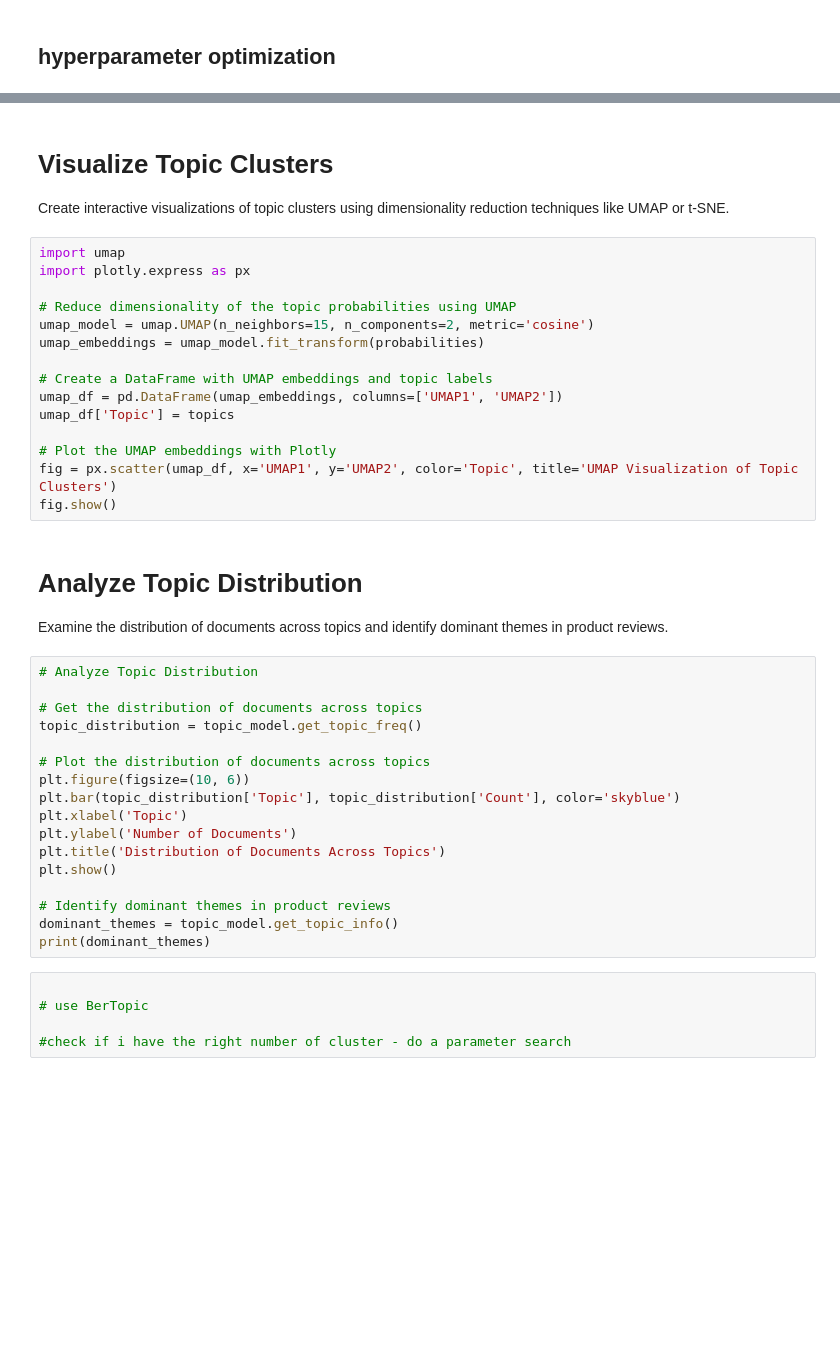
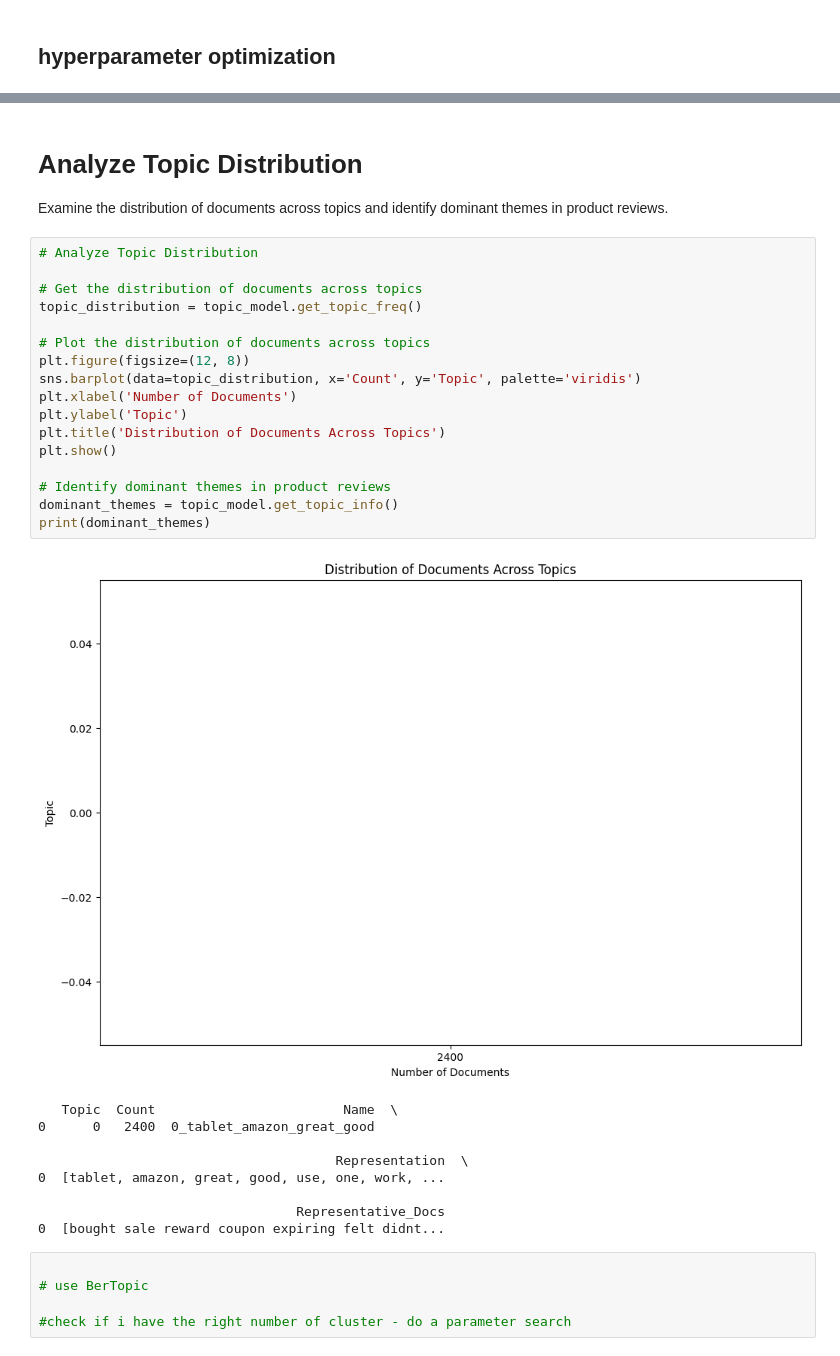
Before and after one commit to solvedbrunus/Project-3---IronHack, a Jupyter notebook: newstart.ipynb, the cells around one changed output, grey strips where cells are left out. Drawn from its saved outputs; the diff is of its cells as text; blank space fills up the shorter version.

```diff
--- a/newstart.ipynb
+++ b/newstart.ipynb
@@ -587,41 +606,33 @@ ModuleNotFoundError: No module named 'bertopic'
-# %% [markdown]
-# Visualize Topic Clusters
-Create interactive visualizations of topic clusters using dimensionality reduction techniques like UMAP or t-SNE.
-# %%
-import umap
-import plotly.express as px
-
-# Reduce dimensionality of the topic probabilities using UMAP
-umap_model = umap.UMAP(n_neighbors=15, n_components=2, metric='cosine')
-umap_embeddings = umap_model.fit_transform(probabilities)
-
-# Create a DataFrame with UMAP embeddings and topic labels
-umap_df = pd.DataFrame(umap_embeddings, columns=['UMAP1', 'UMAP2'])
-umap_df['Topic'] = topics
-
-# Plot the UMAP embeddings with Plotly
-fig = px.scatter(umap_df, x='UMAP1', y='UMAP2', color='Topic', title='UMAP Visualization of Topic Clusters')
-fig.show()
 # %% [markdown]
 # Analyze Topic Distribution
 Examine the distribution of documents across topics and identify dominant themes in product reviews.
 # %%
 # Analyze Topic Distribution
 
 # Get the distribution of documents across topics
 topic_distribution = topic_model.get_topic_freq()
 
 # Plot the distribution of documents across topics
-plt.figure(figsize=(10, 6))
-plt.bar(topic_distribution['Topic'], topic_distribution['Count'], color='skyblue')
-plt.xlabel('Topic')
-plt.ylabel('Number of Documents')
+plt.figure(figsize=(12, 8))
+sns.barplot(data=topic_distribution, x='Count', y='Topic', palette='viridis')
+plt.xlabel('Number of Documents')
+plt.ylabel('Topic')
 plt.title('Distribution of Documents Across Topics')
 plt.show()
 
 # Identify dominant themes in product reviews
 dominant_themes = topic_model.get_topic_info()
 print(dominant_themes)
+# %% [output]
+[figure, added]
+   Topic  Count                        Name  \
+0      0   2400  0_tablet_amazon_great_good
+
+                                      Representation  \
+0  [tablet, amazon, great, good, use, one, work, ...
+
+                                 Representative_Docs
+0  [bought sale reward coupon expiring felt didnt...
 # %%
 
 # use BerTopic
```
Also changed, not shown: parts of 7 cells of this notebook.
